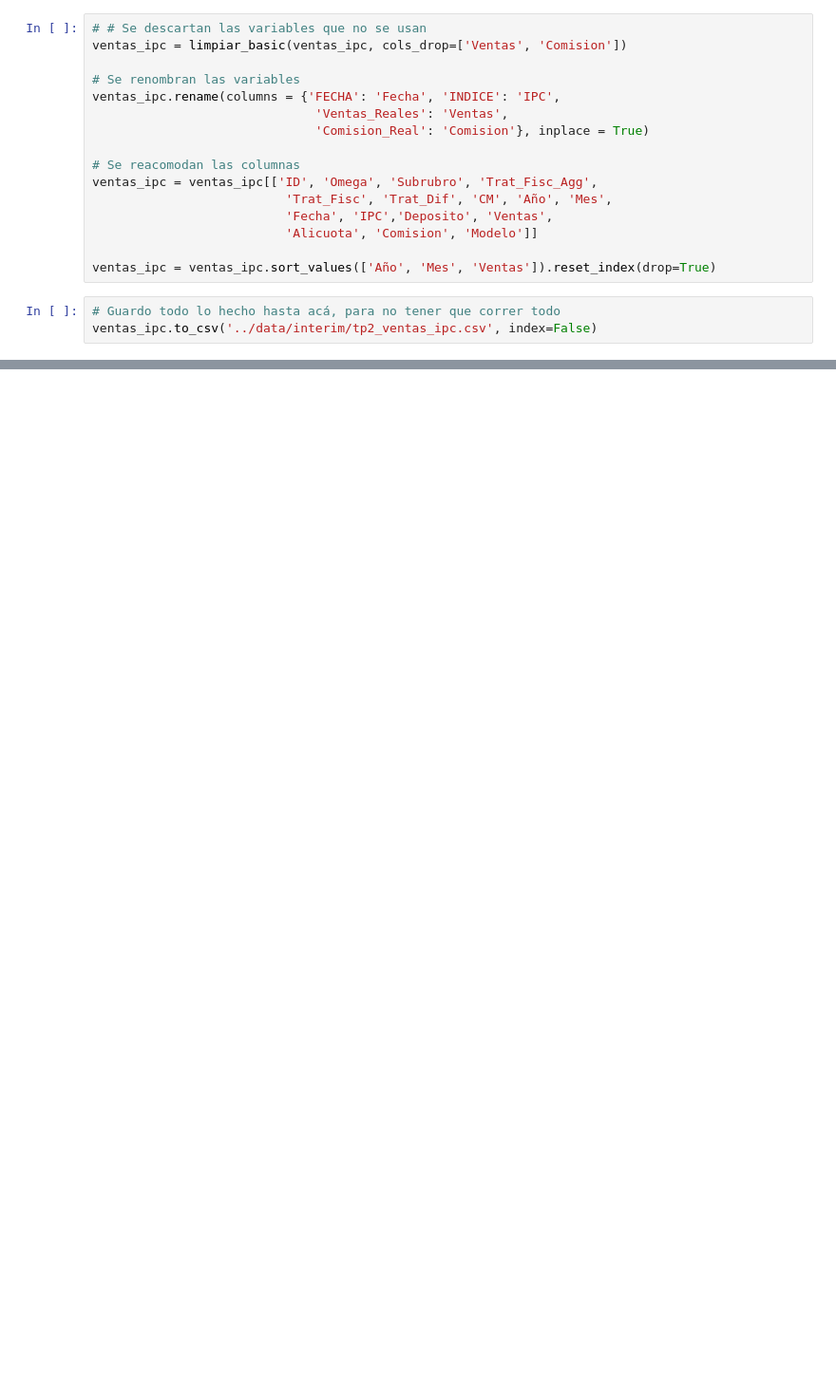
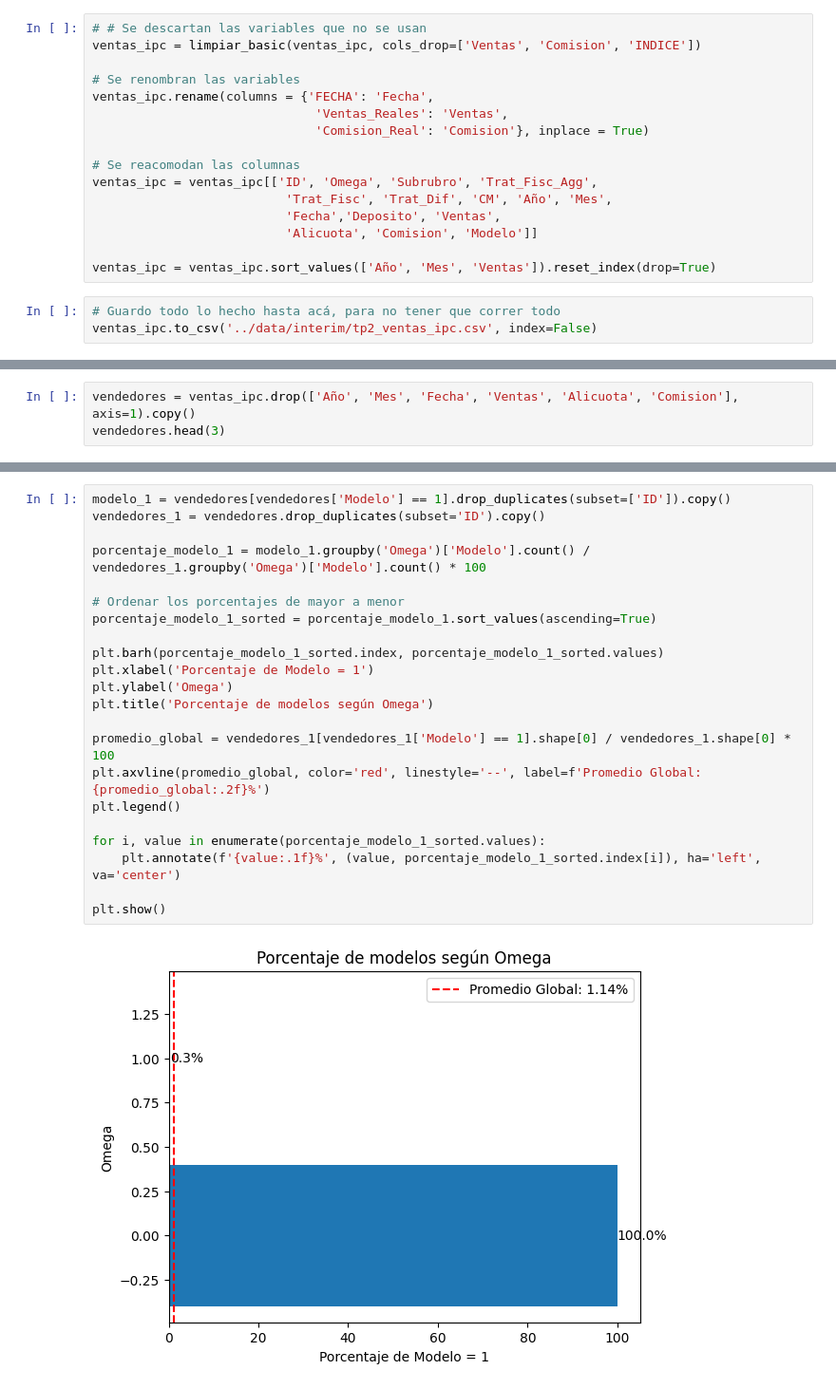
Before and after one commit to Cheva94/Diplo_M16, a Jupyter notebook: notebooks/curacion.ipynb, the cells around one changed output, grey strips where cells are left out. Shown: that part at 95% size. Saved outputs shown, nothing was run; the diff lists cells and outputs as text; blank space fills up the shorter version.

```diff
--- a/notebooks/curacion.ipynb
+++ b/notebooks/curacion.ipynb
@@ -240,16 +353,16 @@ ventas_ipc.columns
 # %%
 # # Se descartan las variables que no se usan
-ventas_ipc = limpiar_basic(ventas_ipc, cols_drop=['Ventas', 'Comision'])
+ventas_ipc = limpiar_basic(ventas_ipc, cols_drop=['Ventas', 'Comision', 'INDICE'])
 
 # Se renombran las variables
-ventas_ipc.rename(columns = {'FECHA': 'Fecha', 'INDICE': 'IPC',
+ventas_ipc.rename(columns = {'FECHA': 'Fecha',
                               'Ventas_Reales': 'Ventas',
                               'Comision_Real': 'Comision'}, inplace = True)
 
 # Se reacomodan las columnas
 ventas_ipc = ventas_ipc[['ID', 'Omega', 'Subrubro', 'Trat_Fisc_Agg',
                           'Trat_Fisc', 'Trat_Dif', 'CM', 'Año', 'Mes',
-                          'Fecha', 'IPC','Deposito', 'Ventas',
+                          'Fecha','Deposito', 'Ventas',
                           'Alicuota', 'Comision', 'Modelo']]
 
 ventas_ipc = ventas_ipc.sort_values(['Año', 'Mes', 'Ventas']).reset_index(drop=True)
@@ -260,0 +385,3 @@ hola
+# %%
+vendedores = ventas_ipc.drop(['Año', 'Mes', 'Fecha', 'Ventas', 'Alicuota', 'Comision'], axis=1).copy()
+vendedores.head(3)
@@ -260,0 +453,24 @@ hola
+# %%
+modelo_1 = vendedores[vendedores['Modelo'] == 1].drop_duplicates(subset=['ID']).copy()
+vendedores_1 = vendedores.drop_duplicates(subset='ID').copy()
+
+porcentaje_modelo_1 = modelo_1.groupby('Omega')['Modelo'].count() / vendedores_1.groupby('Omega')['Modelo'].count() * 100
+
+# Ordenar los porcentajes de mayor a menor
+porcentaje_modelo_1_sorted = porcentaje_modelo_1.sort_values(ascending=True)
+
+plt.barh(porcentaje_modelo_1_sorted.index, porcentaje_modelo_1_sorted.values)
+plt.xlabel('Porcentaje de Modelo = 1')
+plt.ylabel('Omega')
+plt.title('Porcentaje de modelos según Omega')
+
+promedio_global = vendedores_1[vendedores_1['Modelo'] == 1].shape[0] / vendedores_1.shape[0] * 100
+plt.axvline(promedio_global, color='red', linestyle='--', label=f'Promedio Global: {promedio_global:.2f}%')
+plt.legend()
+
+for i, value in enumerate(porcentaje_modelo_1_sorted.values):
+    plt.annotate(f'{value:.1f}%', (value, porcentaje_modelo_1_sorted.index[i]), ha='left', va='center')
+
+plt.show()
+# %% [output]
+[figure, added]
```
Also changed, not shown: parts of 47 cells of this notebook, 1 other file.
